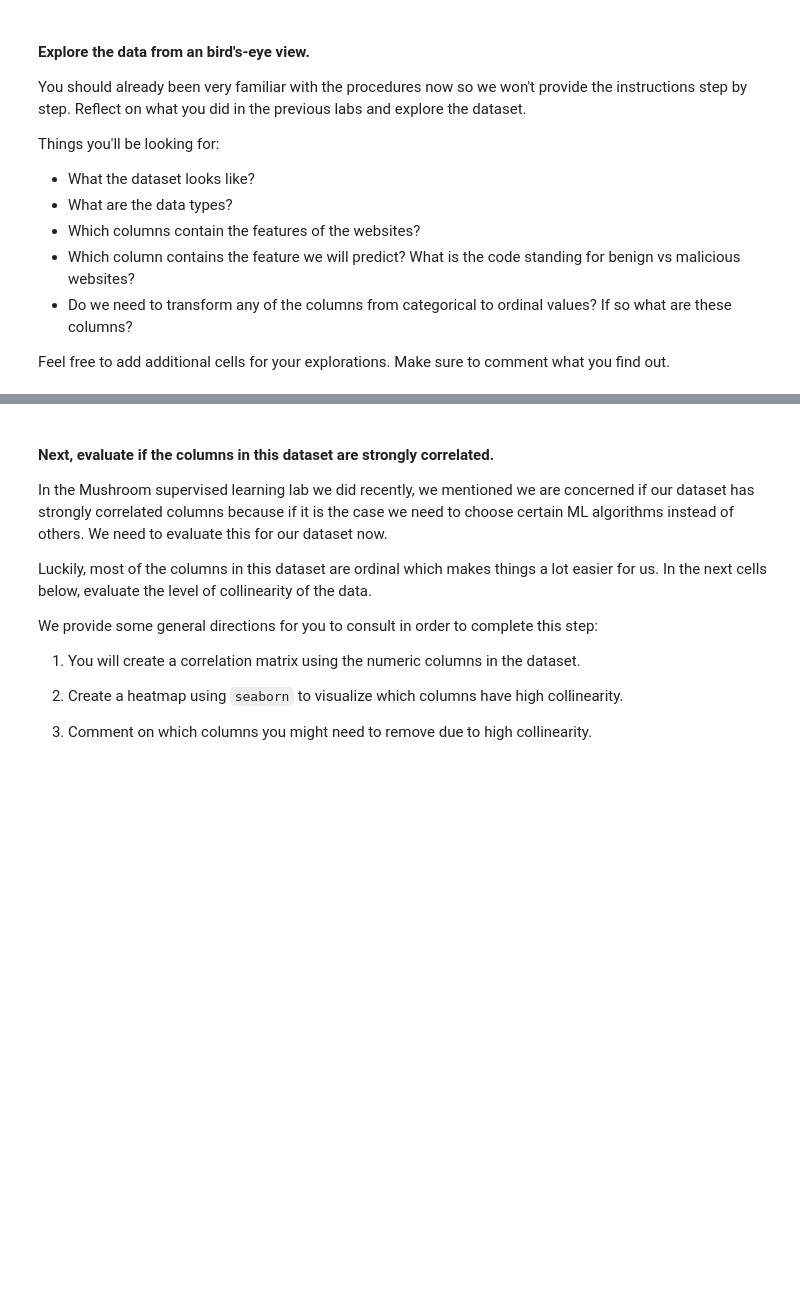
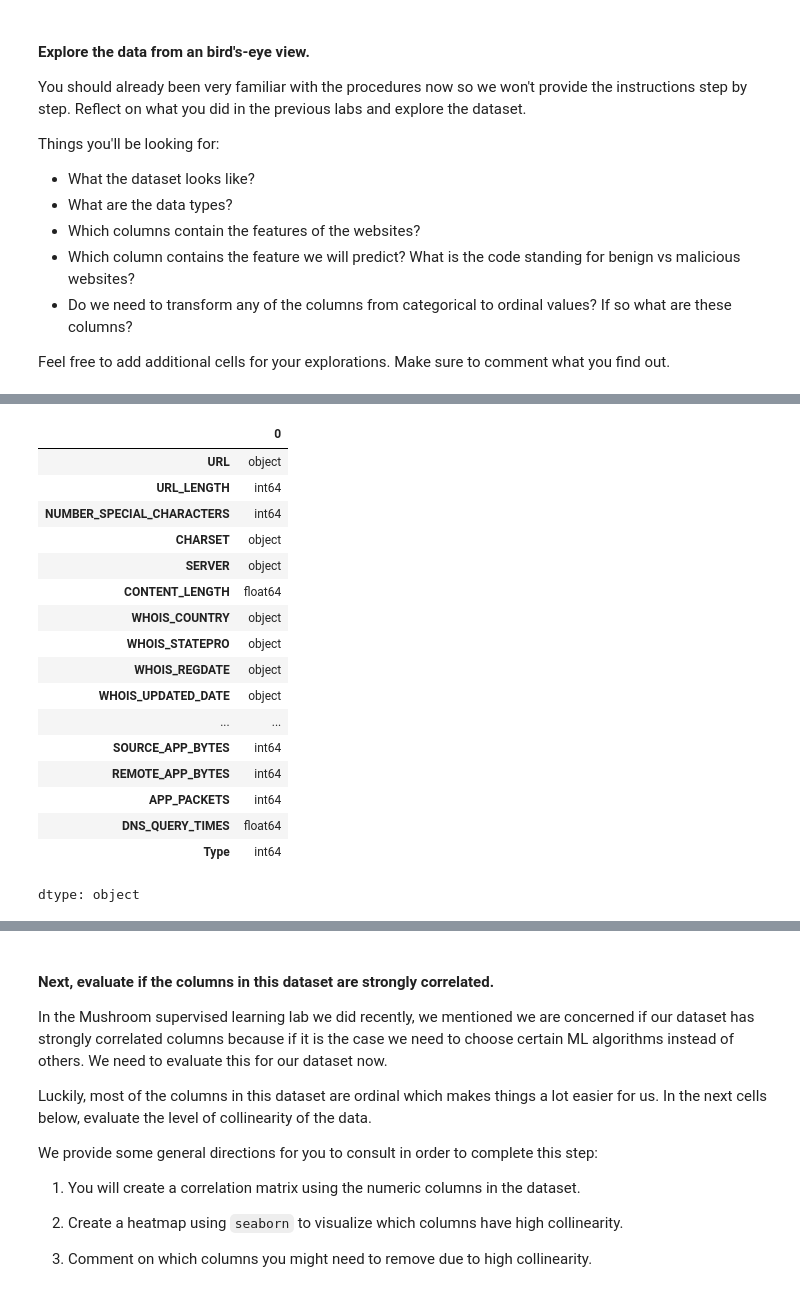
Before and after one commit to nadiastoyanova/lab-supervised-learning-en, a Jupyter notebook: your-code/main.ipynb, the cells around one changed output, grey strips where cells are left out. Saved outputs shown, nothing was run; the diff lists cells and outputs as text; code cells hidden in the pictures; blank space fills up the shorter version.

```diff
--- a/your-code/main.ipynb
+++ b/your-code/main.ipynb
@@ -65,4 +74,24 @@ Feel free to add additional cells for your explorations. Make sure to comment wh
 # %%
 # What are the data types?
+websites.dtypes
+# %% [output]
+|  | 0 |
+| URL | object |
+| URL_LENGTH | int64 |
+| NUMBER_SPECIAL_CHARACTERS | int64 |
+| CHARSET | object |
+| SERVER | object |
+| CONTENT_LENGTH | float64 |
+| WHOIS_COUNTRY | object |
+| WHOIS_STATEPRO | object |
+| WHOIS_REGDATE | object |
+| WHOIS_UPDATED_DATE | object |
+| ... | ... |
+| SOURCE_APP_BYTES | int64 |
+| REMOTE_APP_BYTES | int64 |
+| APP_PACKETS | int64 |
+| DNS_QUERY_TIMES | float64 |
+| Type | int64 |
+dtype: object
 # %%
 # Which columns contain the features of the websites?
```
Also changed, not shown: parts of 13 cells of this notebook.
